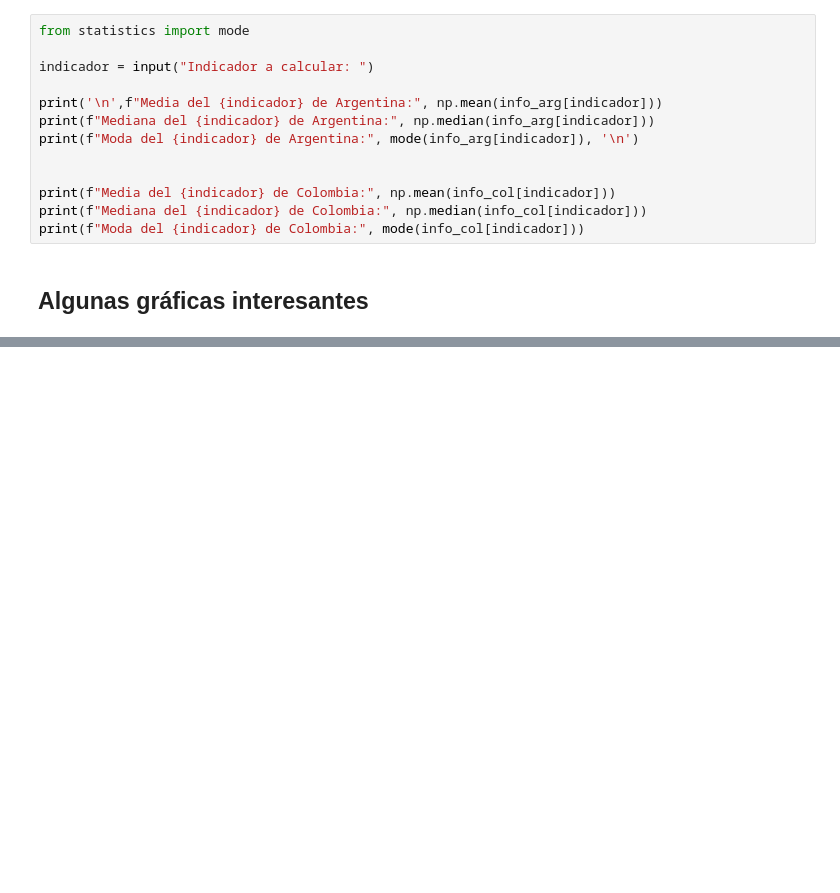
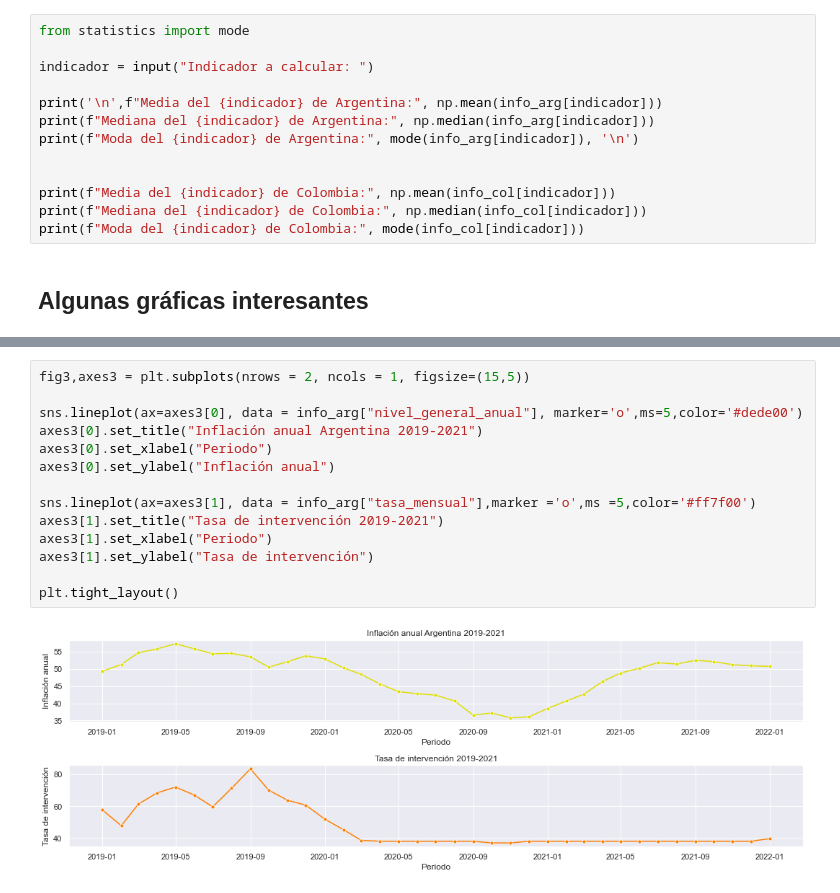
Before and after one commit to jmoralesn2/Tasas_interes_Colombia_Argentina, a Jupyter notebook: Project1.ipynb, the cells around one changed output, grey strips where cells are left out. Saved outputs shown, nothing was run; the diff lists cells and outputs as text; blank space fills up the shorter version.

```diff
--- a/Project1.ipynb
+++ b/Project1.ipynb
@@ -230,0 +250,16 @@ plt.tight_layout()
+# %%
+fig3,axes3 = plt.subplots(nrows = 2, ncols = 1, figsize=(15,5))
+
+sns.lineplot(ax=axes3[0], data = info_arg["nivel_general_anual"], marker='o',ms=5,color='#dede00')
+axes3[0].set_title("Inflación anual Argentina 2019-2021")
+axes3[0].set_xlabel("Periodo")
+axes3[0].set_ylabel("Inflación anual")
+
+sns.lineplot(ax=axes3[1], data = info_arg["tasa_mensual"],marker ='o',ms =5,color='#ff7f00')
+axes3[1].set_title("Tasa de intervención 2019-2021")
+axes3[1].set_xlabel("Periodo")
+axes3[1].set_ylabel("Tasa de intervención")
+
+plt.tight_layout()
+# %% [output]
+[figure, added]
```
Also changed, not shown: parts of 11 cells of this notebook.
